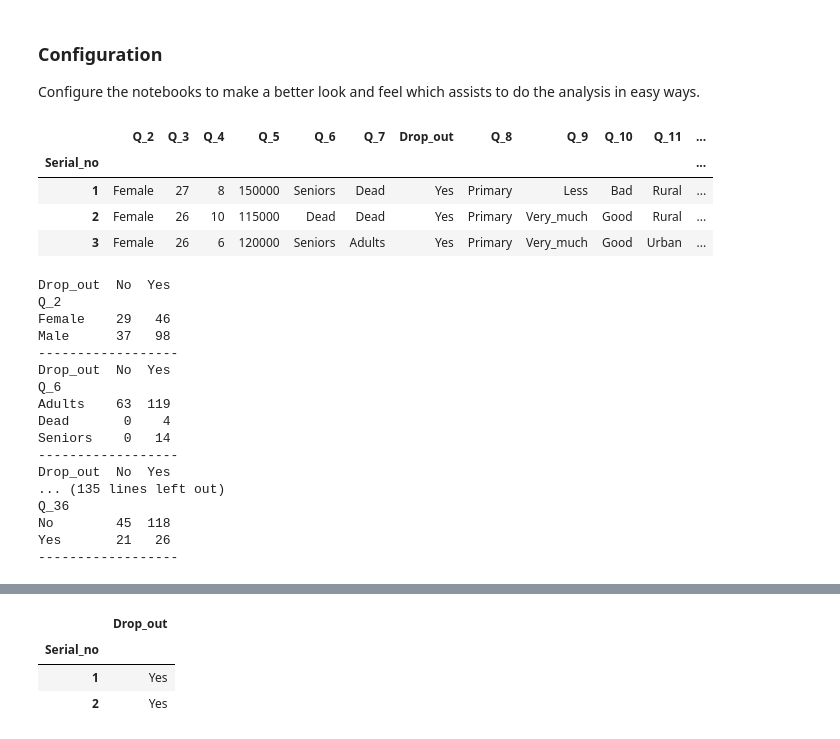
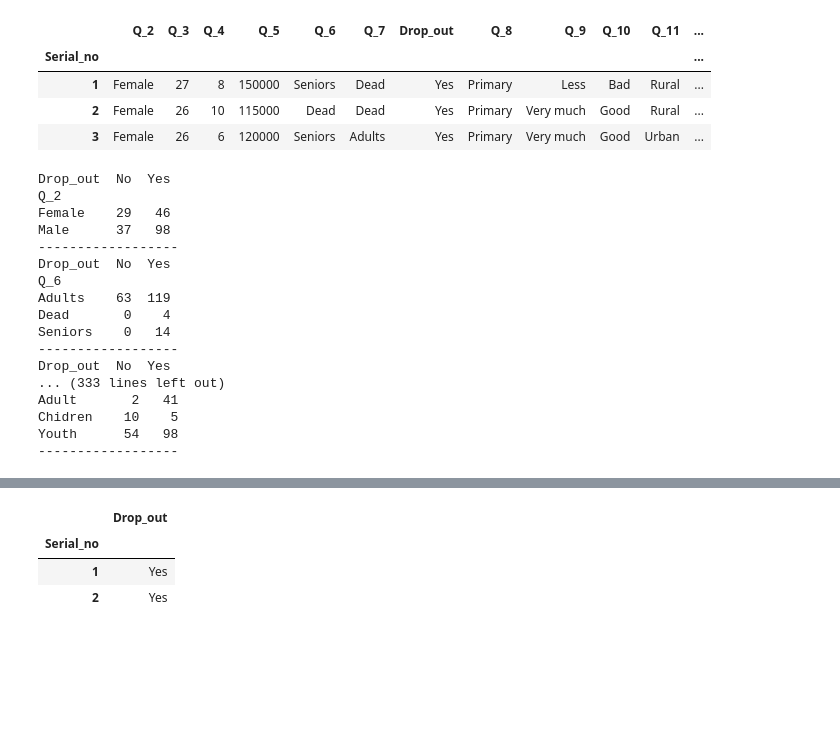
Before and after one commit to whoismaruf/BSc_Thesis, a Jupyter notebook: main.ipynb, the cells around one changed output, grey strips where cells are left out. Cells and saved outputs as stored; diff of their text form; code cells hidden in the pictures; blank space fills up the shorter version.

```diff
--- a/main.ipynb
+++ b/main.ipynb
@@ -6,9 +6,6 @@ import seaborn as sns
 from scipy import stats
 from statsmodels.formula.api import logit
 from sklearn.preprocessing import MinMaxScaler
-# %% [markdown]
-### Configuration
-Configure the notebooks to make a better look and feel which assists to do the analysis in easy ways.
 # %%
 import warnings
 warnings.filterwarnings('ignore')
@@ -17,14 +14,14 @@ warnings.filterwarnings('ignore')
 pd.set_option('display.max_columns', 100)
 # %%
 df = pd.read_excel("data.xlsx", index_col='Serial_no')
-df = df.drop(columns=['Q_1', 'Q_14', 'Q_15', 'Q_37_i', 'Q_37_ii', 'Q_37_iii', 'Q_37_iv', 'Q_37_v', 'Q_37_vi', 'Q_37_vii', 'Q_37_viii', 'Q_37_ix', 'Q_37_x', 'Q_37_xi', 'Q_37_xii', 'Q_37_xiii', 'Q_37_xiv', 'Q_37_xv', 'Q_35_i', 'Q_35_ii', 'Q_35_iii', 'Q_35_iv', 'Q_35_v', 'Q_35_vi'])
+df = df.drop(columns=['Q_1'])
 df.head(3)
 # %% [output]
 |  | Q_2 | Q_3 | Q_4 | Q_5 | Q_6 | Q_7 | Drop_out | Q_8 | Q_9 | Q_10 | Q_11 | ... |
 | Serial_no |  |  |  |  |  |  |  |  |  |  |  | ... |
 | 1 | Female | 27 | 8 | 150000 | Seniors | Dead | Yes | Primary | Less | Bad | Rural | ... |
-| 2 | Female | 26 | 10 | 115000 | Dead | Dead | Yes | Primary | Very_much | Good | Rural | ... |
-| 3 | Female | 26 | 6 | 120000 | Seniors | Adults | Yes | Primary | Very_much | Good | Urban | ... |
+| 2 | Female | 26 | 10 | 115000 | Dead | Dead | Yes | Primary | Very much | Good | Rural | ... |
+| 3 | Female | 26 | 6 | 120000 | Seniors | Adults | Yes | Primary | Very much | Good | Urban | ... |
 # %%
 for i in [i for i in df.columns if df[i].dtype=='object']:
     print(pd.crosstab(index=df[i], columns=df['Drop_out']))
@@ -42,8 +39,8 @@ Dead       0    4
 Seniors    0   14
 ------------------
 Drop_out  No  Yes
-... (135 lines left out)
-Q_36
-No        45  118
-Yes       21   26
+... (333 lines left out)
+Adult       2   41
+Chidren    10    5
+Youth      54   98
 ------------------
```
Also changed, not shown: parts of 16 cells of this notebook, 4 other files.
